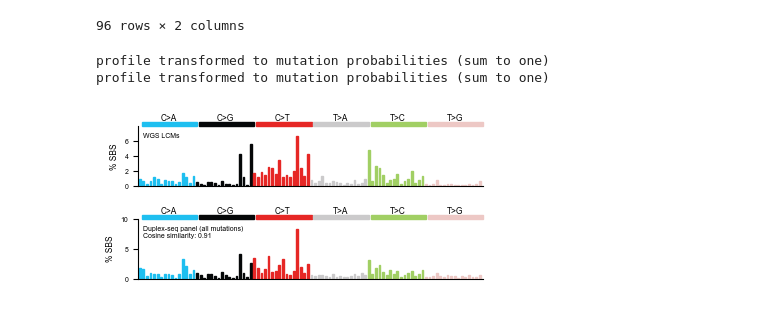
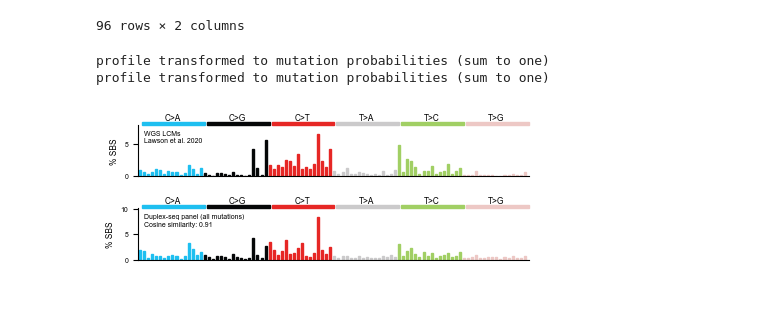
Before and after one commit to bbglab/normal_bladder_paper, a Jupyter notebook: extended/extended2/Extended2b_LCMs_Lawson_vs_duplex_profile.ipynb, the cells around one changed output. Drawn from its saved outputs; the diff is of its cells as text; code cells hidden in the pictures.

```diff
--- a/extended/extended2/Extended2b_LCMs_Lawson_vs_duplex_profile.ipynb
+++ b/extended/extended2/Extended2b_LCMs_Lawson_vs_duplex_profile.ipynb
@@ -163,23 +163,23 @@ duplex_norm = profiles["duplex"] / profiles["duplex"].sum()
 cos_sim = cosine_similarity(lawson_norm, duplex_norm)
 cos_sim = round(cos_sim, 2)
 # %%
-profiles_dict = {"Lawson": "WGS LCMs",
+profiles_dict = {"Lawson": "WGS LCMs\nLawson et al. 2020",
                 "duplex": f"Duplex-seq panel (all mutations)\nCosine similarity: {cos_sim}"}
 # %%
-fig, axs = plt.subplots(2, 1, figsize=(4.130, 2))
+fig, axs = plt.subplots(2, 1, figsize=(4.528, 1.812))
 axs = axs.flatten()
 
 # loop through profiles
 for i, signature in enumerate(profiles_dict.keys()):
     title = profiles_dict[signature]
     plot_signature(profiles[[signature]], axs[i], add_contexts=False, text = title,
                 ttype = "Percentage")
 
 plt.tight_layout()
 plt.savefig("plots/ExtendedFig2b_LCMs_lawson_vs_duplex_all_profiles.pdf",
             dpi = 300, bbox_inches = 'tight')
 plt.show()
 # %% [output]
 profile transformed to mutation probabilities (sum to one)
 profile transformed to mutation probabilities (sum to one)
-[figure, old version]
+[figure, new version]
```
Also changed, not shown: 6 other files.
